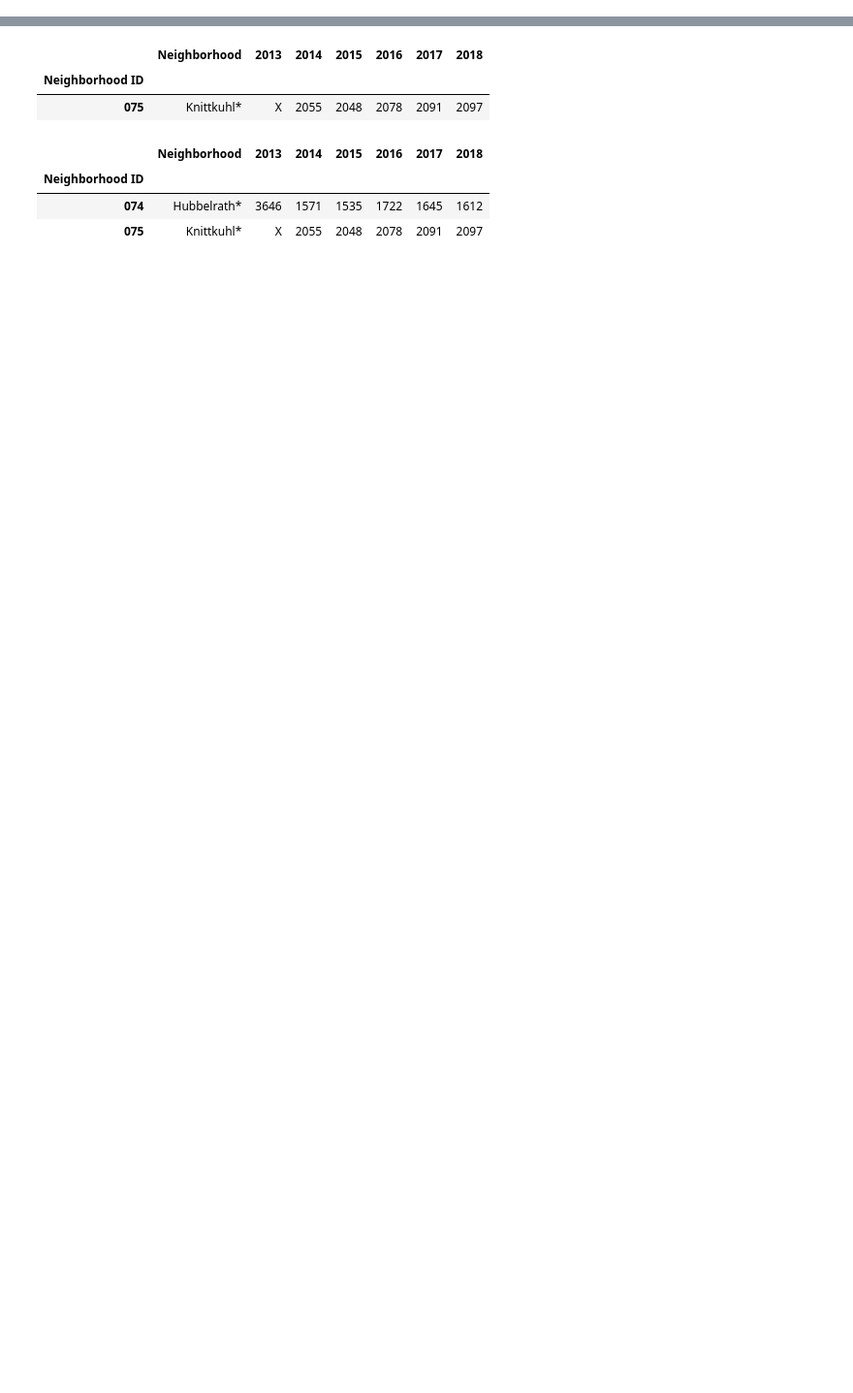
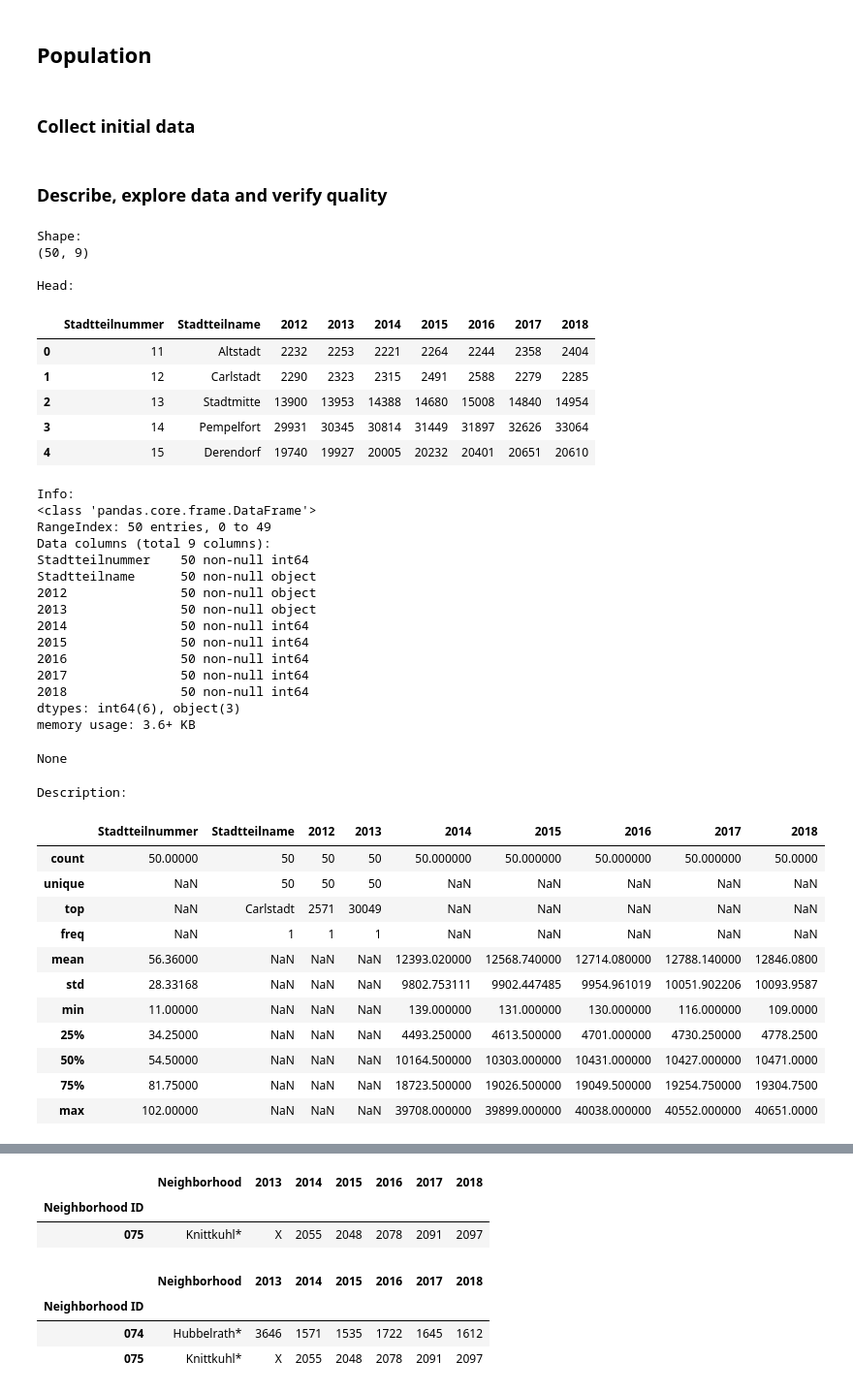
Before and after one commit to omoell/Coursera_Capstone, a Jupyter notebook: coursera_final_capstone.ipynb, the cells around one changed output, grey strips where cells are left out. Shown: that part at 97% size. Cells and saved outputs as stored; diff of their text form; code cells hidden in the pictures; blank space fills up the shorter version.

```diff
--- a/coursera_final_capstone.ipynb
+++ b/coursera_final_capstone.ipynb
@@ -42,0 +52,18 @@ from sklearn.cluster import KMeans
+# %%
+def describe_data(df):
+
+    #Remove geometry information as it disturbs .info and .describe overviews
+    col_dtypes = df.dtypes
+    columns_to_drop = col_dtypes[col_dtypes == 'geometry'].index.to_list()
+    df_dropped = df.drop(columns_to_drop, axis=1)
+
+    print(f'Shape:')
+    print(df.shape)
+    print(f'\nHead:')
+    display(df.head())
+    if len(columns_to_drop) > 0:
+        print(f'\n!!! {len(columns_to_drop)} column(s) with geometry data have been removed and are not considered in "Info" and "Description": {columns_to_drop} !!!')
+    print(f'\nInfo:')
+    display(df_dropped.info())
+    print(f'\nDescription:')
+    display(df_dropped.describe(exclude='geometry'))
@@ -101,0 +214,4 @@ neighborhoods.head()
+# %% [markdown]
+## Population
+# %% [markdown]
+### Collect initial data
@@ -101,0 +222,45 @@ neighborhoods.head()
+# %% [markdown]
+### Describe, explore data and verify quality
+# %%
+population_import = pd.read_csv('dus_population.csv', sep=';')
+describe_data(population_import)
+# %% [output]
+Shape:
+(50, 9)
+
+Head:
+|  | Stadtteilnummer | Stadtteilname | 2012 | 2013 | 2014 | 2015 | 2016 | 2017 | 2018 |
+| 0 | 11 | Altstadt | 2232 | 2253 | 2221 | 2264 | 2244 | 2358 | 2404 |
+| 1 | 12 | Carlstadt | 2290 | 2323 | 2315 | 2491 | 2588 | 2279 | 2285 |
+| 2 | 13 | Stadtmitte | 13900 | 13953 | 14388 | 14680 | 15008 | 14840 | 14954 |
+| 3 | 14 | Pempelfort | 29931 | 30345 | 30814 | 31449 | 31897 | 32626 | 33064 |
+| 4 | 15 | Derendorf | 19740 | 19927 | 20005 | 20232 | 20401 | 20651 | 20610 |
+Info:
+<class 'pandas.core.frame.DataFrame'>
+RangeIndex: 50 entries, 0 to 49
+Data columns (total 9 columns):
+Stadtteilnummer    50 non-null int64
+Stadtteilname      50 non-null object
+2012               50 non-null object
+2013               50 non-null object
+2014               50 non-null int64
+2015               50 non-null int64
+2016               50 non-null int64
+2017               50 non-null int64
+2018               50 non-null int64
+dtypes: int64(6), object(3)
+memory usage: 3.6+ KB
+None
+Description:
+|  | Stadtteilnummer | Stadtteilname | 2012 | 2013 | 2014 | 2015 | 2016 | 2017 | 2018 |
+| count | 50.00000 | 50 | 50 | 50 | 50.000000 | 50.000000 | 50.000000 | 50.000000 | 50.0000 |
+| unique | NaN | 50 | 50 | 50 | NaN | NaN | NaN | NaN | NaN |
+| top | NaN | Carlstadt | 2571 | 30049 | NaN | NaN | NaN | NaN | NaN |
+| freq | NaN | 1 | 1 | 1 | NaN | NaN | NaN | NaN | NaN |
+| mean | 56.36000 | NaN | NaN | NaN | 12393.020000 | 12568.740000 | 12714.080000 | 12788.140000 | 12846.0800 |
+| std | 28.33168 | NaN | NaN | NaN | 9802.753111 | 9902.447485 | 9954.961019 | 10051.902206 | 10093.9587 |
+| min | 11.00000 | NaN | NaN | NaN | 139.000000 | 131.000000 | 130.000000 | 116.000000 | 109.0000 |
+| 25% | 34.25000 | NaN | NaN | NaN | 4493.250000 | 4613.500000 | 4701.000000 | 4730.250000 | 4778.2500 |
+| 50% | 54.50000 | NaN | NaN | NaN | 10164.500000 | 10303.000000 | 10431.000000 | 10427.000000 | 10471.0000 |
+| 75% | 81.75000 | NaN | NaN | NaN | 18723.500000 | 19026.500000 | 19049.500000 | 19254.750000 | 19304.7500 |
+| max | 102.00000 | NaN | NaN | NaN | 39708.000000 | 39899.000000 | 40038.000000 | 40552.000000 | 40651.0000 |
```
Also changed, not shown: parts of 118 cells of this notebook, 4 other files.
